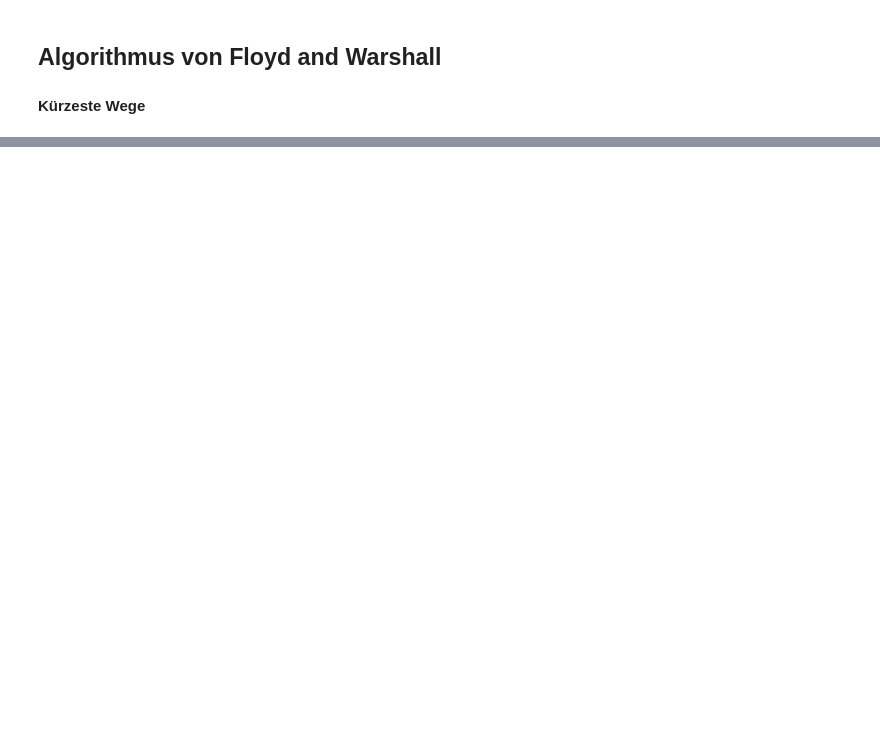
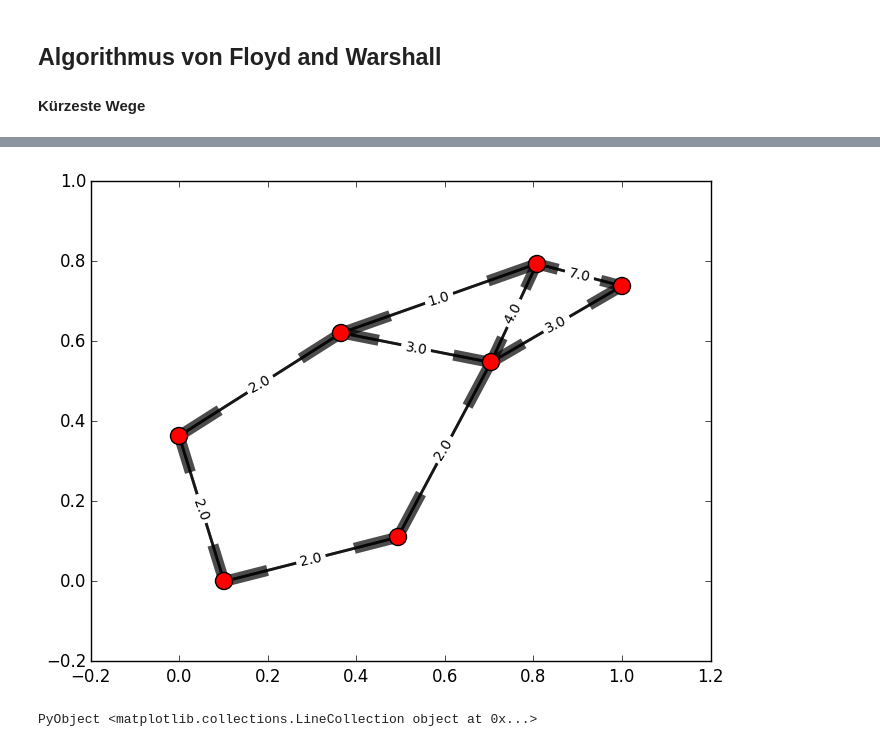
Before and after one commit to mgje/Python-Mathematik-Beispiele, a Jupyter notebook: notebook/Algorithmus von Floyd und Warshall.ipynb, the cells around one changed output, grey strips where cells are left out. Drawn from its saved outputs; the diff is of its cells as text; code cells hidden in the pictures; blank space fills up the shorter version.

Commit message:
Graph Algorithm visualization

```diff
--- a/notebook/Algorithmus von Floyd und Warshall.ipynb
+++ b/notebook/Algorithmus von Floyd und Warshall.ipynb
@@ -47,0 +83,46 @@ while loading In[3], in expression starting on line 7
+# %%
+using PyPlot;
+using PyCall;
+@pyimport networkx as nx
+
+N = size(A)[1]
+tmp = reshape(A,1,N*N)
+c = 1
+
+cols = Array(Int64, 0)
+rows = Array(Int64, 0)
+weights = Array(Float64,0)
+
+#gr = nx.Graph()
+#gr = nx.DiGraph()
+gr = nx.MultiDiGraph()
+
+for y in 1:N
+    for x in 1:N
+        if tmp[c]>0
+            push!(cols,y)
+            push!(rows,x)
+            push!(weights,tmp[c])
+        end
+        c =c+1
+    end
+end
+
+edges = Array((Int64,Int64,Float64), 0)
+
+
+for edge in zip(rows,cols,weights)
+    push!(edges,edge)
+end
+
+pycall(gr["add_weighted_edges_from"],Any,edges)
+pos=nx.spring_layout(gr)
+edge_labels=Dict([((u,v,),d["weight"]) for (u,v,d) in pycall(gr["edges"],Array,(data=true))])
+nx.draw_networkx_edge_labels(gr,pos,edge_labels=edge_labels)
+nl = pycall(gr["nodes"],Array,())
+nx.draw_networkx_nodes(gr,pos,nodelist=nl,  node_size=150)
+el = [(u,v) for (u,v,d) in pycall(gr["edges"],Array,(data=true))]
+nx.draw_networkx_edges(gr,pos,edgelist=el,width=2,alpha=0.7)
+# %% [output]
+[figure, added]
+PyObject <matplotlib.collections.LineCollection object at 0x...>
```
Also changed, not shown: parts of 5 cells of this notebook.
